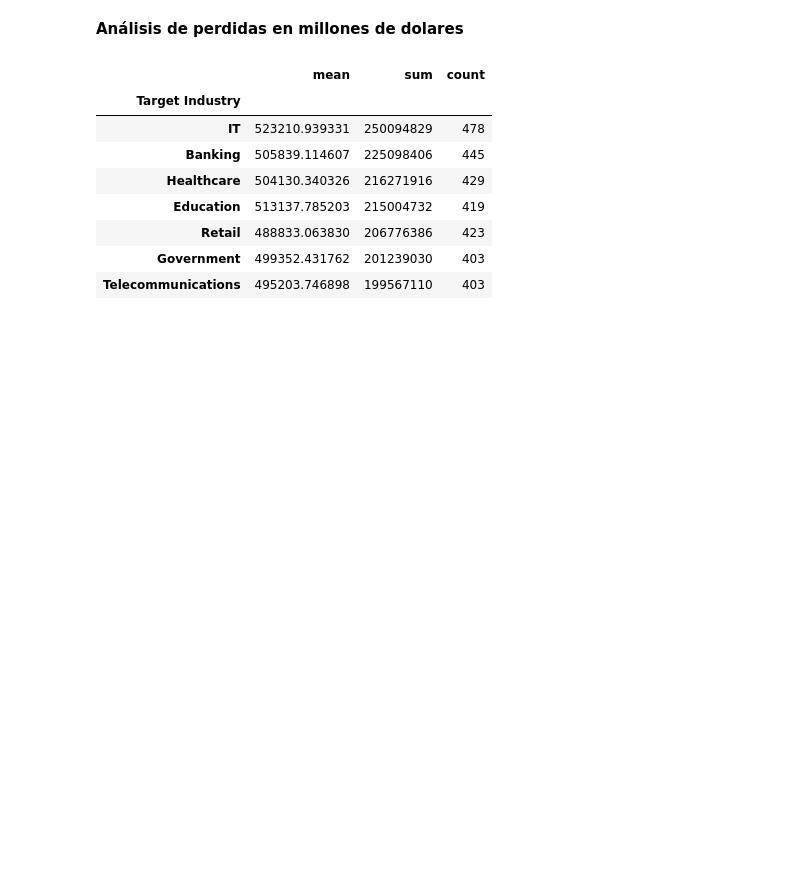
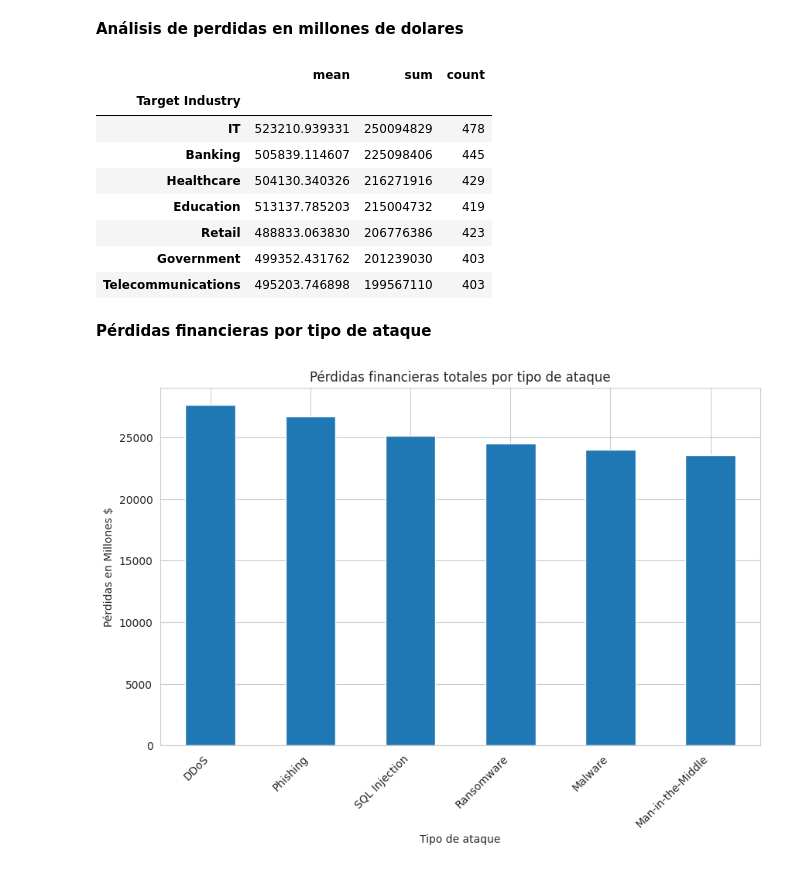
Before and after one commit to Bryan810/Grupo_9_tarea_3, a Jupyter notebook: sample.ipynb, the cells around one changed output. Saved outputs shown, nothing was run; the diff lists cells and outputs as text; code cells hidden in the pictures; blank space fills up the shorter version.

```diff
--- a/sample.ipynb
+++ b/sample.ipynb
@@ -59,3 +58,17 @@ df.groupby("Target Industry")["Number of Affected Users"].agg(["mean","sum","cou
 | Retail | 488833.063830 | 206776386 | 423 |
 | Government | 499352.431762 | 201239030 | 403 |
 | Telecommunications | 495203.746898 | 199567110 | 403 |
+# %% [markdown]
+**Pérdidas financieras por tipo de ataque**
+# %%
+loss_by_attack = df.groupby("Attack Type")["Financial Loss (in Million $)"].sum().sort_values(ascending=False)
+
+plt.figure(figsize=(10,6))
+loss_by_attack.plot(kind="bar")
+plt.title("Pérdidas financieras totales por tipo de ataque")
+plt.ylabel("Pérdidas en Millones $")
+plt.xlabel("Tipo de ataque")
+plt.xticks(rotation=45, ha="right")
+plt.show()
+# %% [output]
+[figure, added]
```
Also changed, not shown: parts of 13 cells of this notebook, 1 other file.
